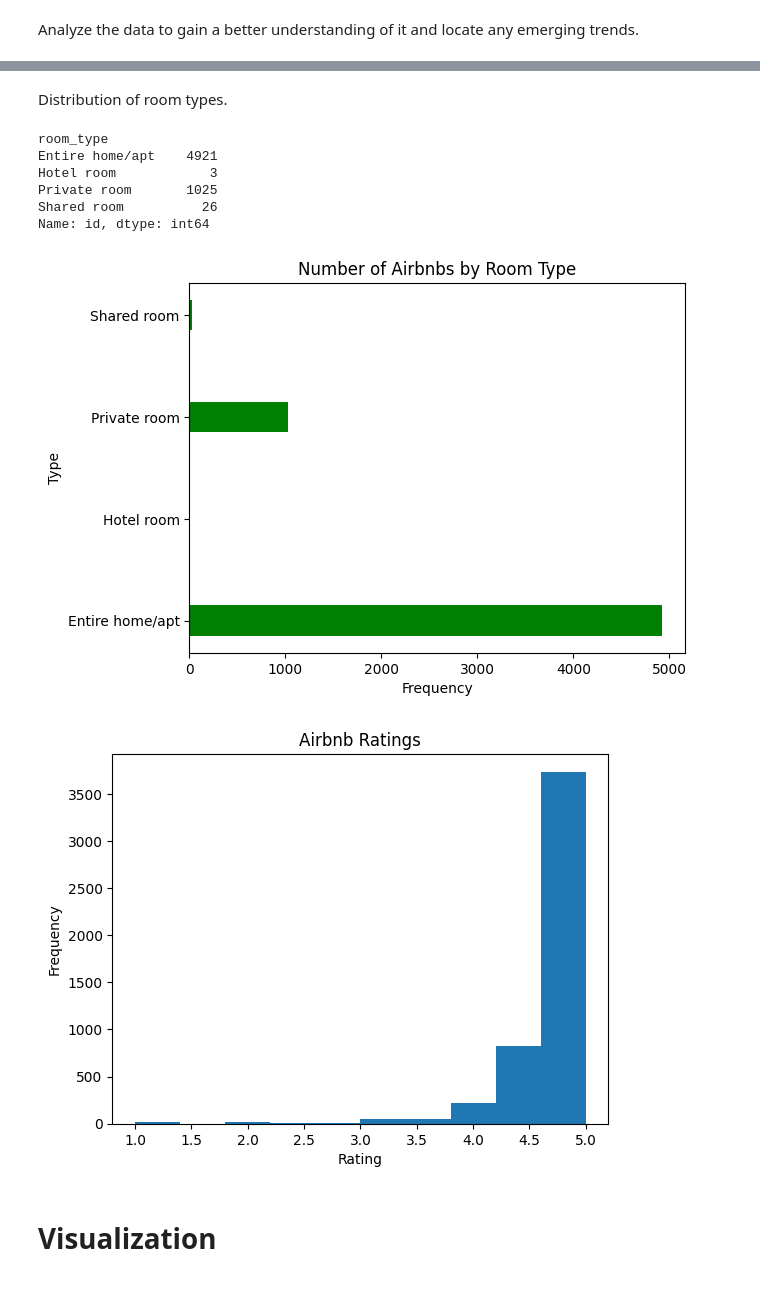
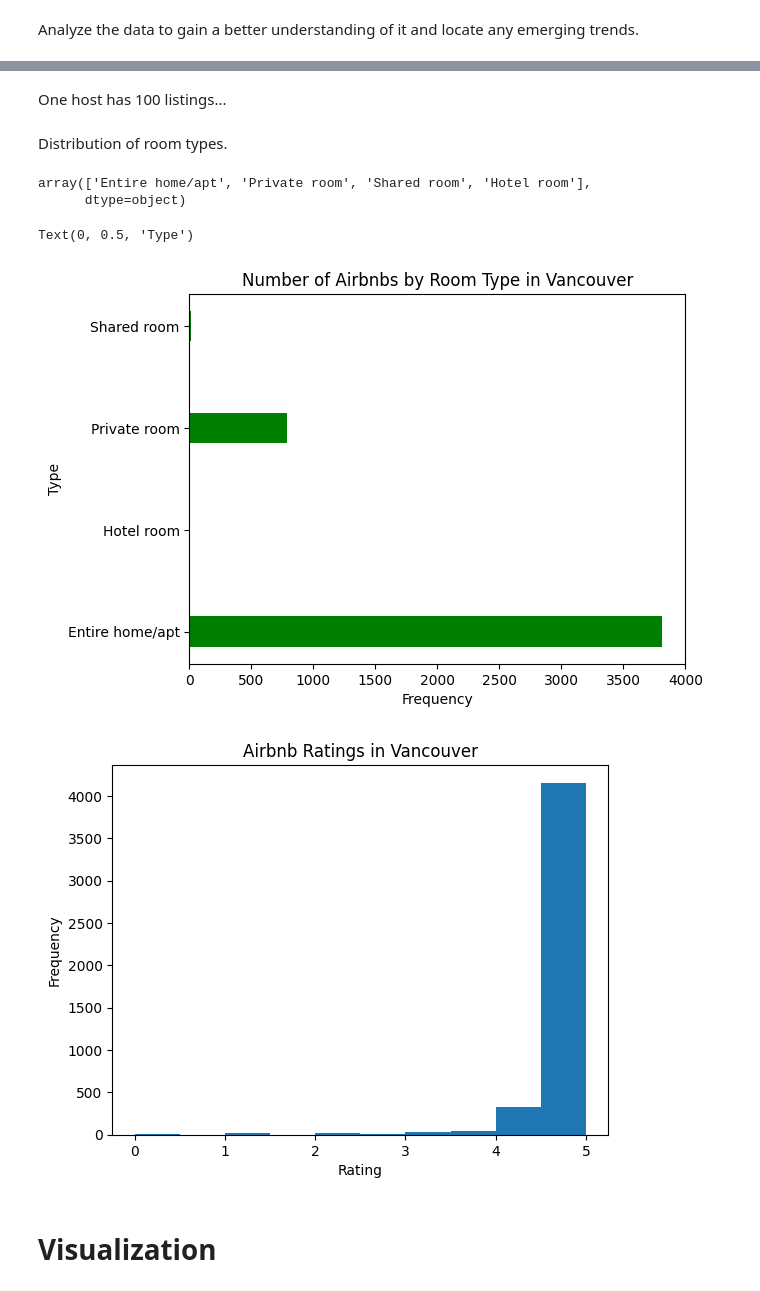
Before and after one commit to reidgendron/airbnb-analysis, a Jupyter notebook: analysis.ipynb, the cells around one changed output, grey strips where cells are left out. Cells and saved outputs as stored; diff of their text form; code cells hidden in the pictures.

Commit message:
Implemented feature selection and handling missing values

```diff
--- a/analysis.ipynb
+++ b/analysis.ipynb
@@ -14,8 +13,9 @@ We read the data in using the Pandas module for easy conversion from a CSV file
 # %% [markdown]
 Dataset from: http://insideairbnb.com/vancouver
 # %%
-airbnb = pd.read_csv("data/listings.csv")
-airbnb.head()
+airbnb_raw = pd.read_csv("data/listings.csv")
+pd.set_option('display.max_columns', None)
+airbnb_raw.head()
 # %% [output]
 |  | id | listing_url | scrape_id | last_scraped | source | name | description | neighborhood_overview | ... |
 | 0 | 13358 | https://www.airbnb.com/rooms/13358 | 20230314070648 | 2023-03-14 | city scrape | Designer Styled One Bedroom Downt... | <b>The space</b><br />This suites... | NaN | ... |
@@ -26,0 +75,28 @@ airbnb.head()
+# %%
+# Select features
+airbnb = airbnb_raw.loc[:,
+                        ['id',
+                        'host_id',
+                        'listing_url',
+                        'last_scraped',
+                        'name',
+                        'description',
+                        'neighbourhood_cleansed',
+                        'latitude',
+                        'longitude',
+                        'property_type',
+                        'room_type',
+                        'accommodates',
+                        'bathrooms_text',
+                        'bedrooms',
+                        'beds',
+                        'amenities',
+                        'price',
+                        'minimum_nights',
+                        'maximum_nights',
+                        'availability_365',
+                        'number_of_reviews',
+                        'first_review',
+                        'review_scores_rating',
+                        'calculated_host_listings_count']
+]
@@ -27 +176,4 @@ airbnb.head()
+# %%
+# Remove remaining missing records
+airbnb.dropna(inplace=True)
 # %%
@@ -76,28 +202,30 @@ airbnb.drop(["id", "host_id", "neighbourhood_group"], axis=1).describe()
+# %% [markdown]
+One host has 100 listings...
 # %% [markdown]
 Distribution of room types.
+# %%
+airbnb.room_type.unique()
+# %% [output]
+array(['Entire home/apt', 'Private room', 'Shared room', 'Hotel room'],
+      dtype=object)
 # %%
 room_types = airbnb.groupby("room_type")["id"].aggregate("count")
 plt.barh(room_types.index, room_types, color="green", height=0.3)
-plt.title("Number of Airbnbs by Room Type")
+plt.title("Number of Airbnbs by Room Type in Vancouver")
 plt.xlabel('Frequency')
 plt.ylabel('Type')
 room_types
 # %% [output]
-room_type
-Entire home/apt    4921
-Hotel room            3
-Private room       1025
-Shared room          26
-Name: id, dtype: int64
+Text(0, 0.5, 'Type')
-[figure, old version]
+[figure, new version]
 # %%
-plt.hist(airbnb["review_scores_value"])
-plt.title('Airbnb Ratings')
+plt.hist(airbnb["review_scores_rating"])
+plt.title('Airbnb Ratings in Vancouver')
 plt.xlabel('Rating')
 plt.ylabel('Frequency')
 plt.show()
 # %% [output]
-[figure, old version]
+[figure, new version]
 # %% [markdown]
 # Visualization
 # %% [markdown]
```
Also changed, not shown: parts of 23 cells of this notebook.
